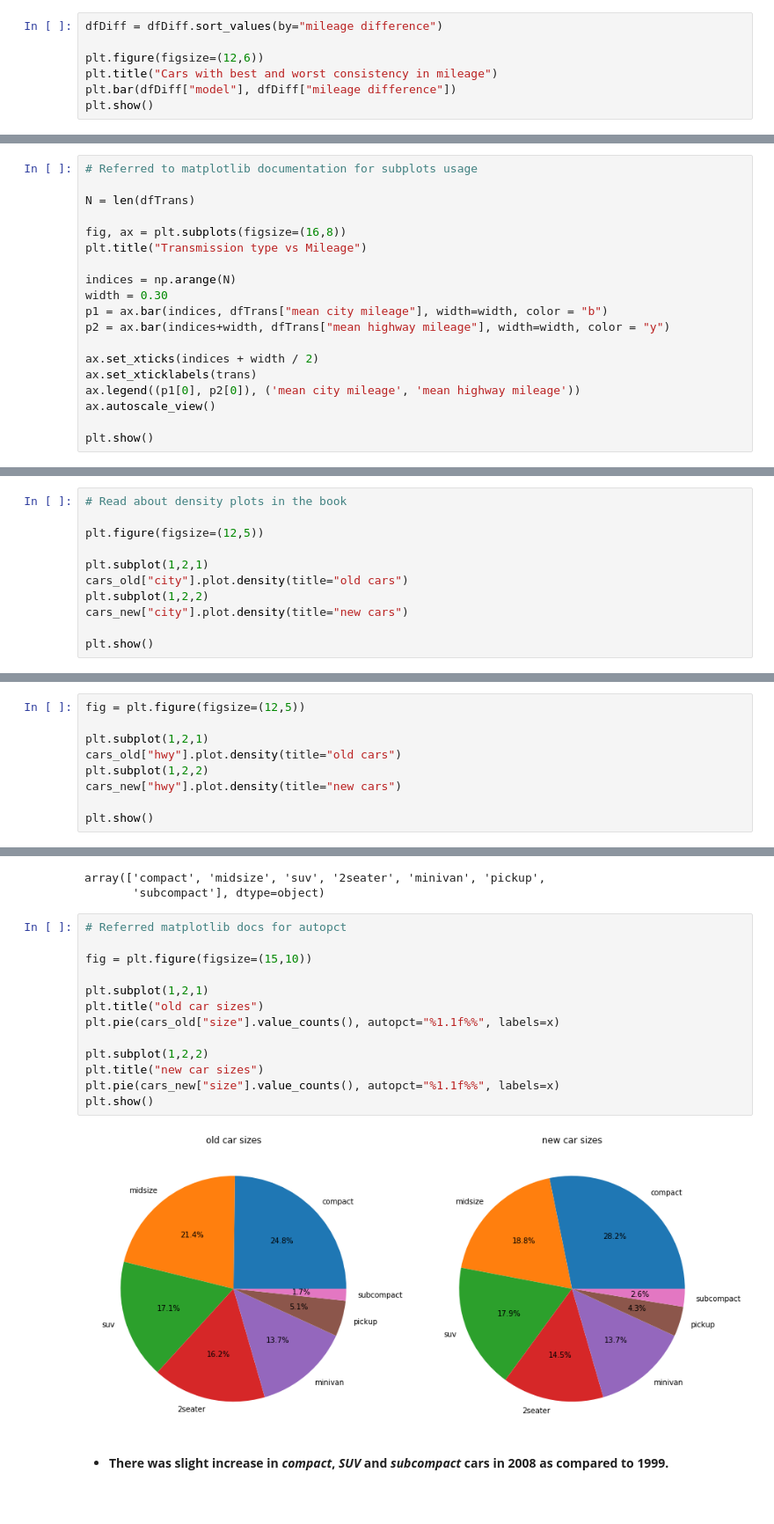
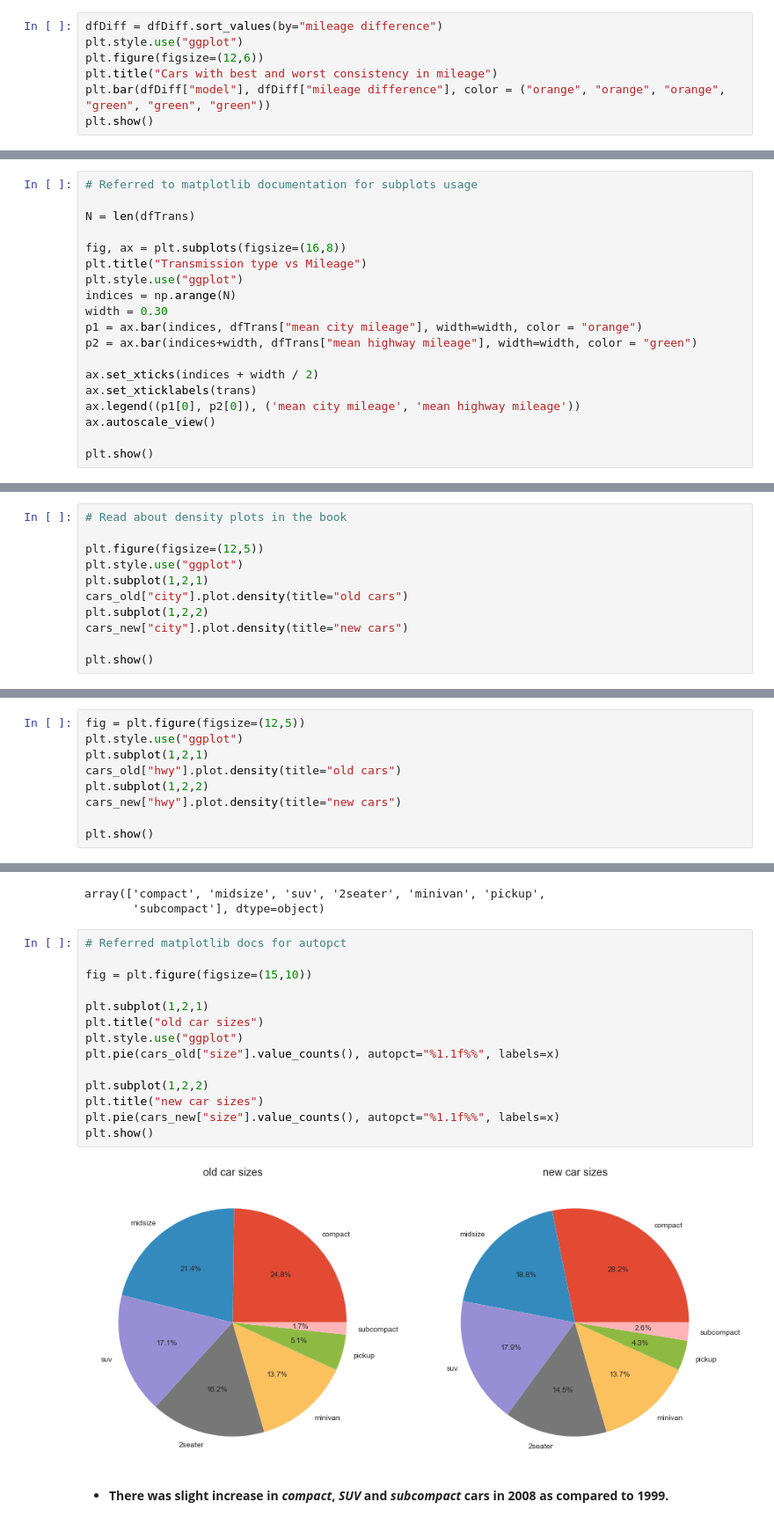
Before and after one commit to anish2197/data-analystics, a Jupyter notebook: Day 2.ipynb, the cells around one changed output, grey strips where cells are left out. Shown at 88% size. Saved outputs shown, nothing was run; the diff lists cells and outputs as text; blank space fills up the shorter version.

```diff
--- a/Day 2.ipynb
+++ b/Day 2.ipynb
@@ -226,9 +237,9 @@ dfDiff = dfDiff.append(lowestDiff)
 dfDiff = dfDiff.append(highestDiff)
 # %%
 dfDiff = dfDiff.sort_values(by="mileage difference")
-
+plt.style.use("ggplot")
 plt.figure(figsize=(12,6))
 plt.title("Cars with best and worst consistency in mileage")
-plt.bar(dfDiff["model"], dfDiff["mileage difference"])
+plt.bar(dfDiff["model"], dfDiff["mileage difference"], color = ("orange", "orange", "orange", "green", "green", "green"))
 plt.show()
 # %% [output]
@@ -272,11 +283,11 @@ N = len(dfTrans)
 
 fig, ax = plt.subplots(figsize=(16,8))
 plt.title("Transmission type vs Mileage")
-
+plt.style.use("ggplot")
 indices = np.arange(N)
 width = 0.30
-p1 = ax.bar(indices, dfTrans["mean city mileage"], width=width, color = "b")
-p2 = ax.bar(indices+width, dfTrans["mean highway mileage"], width=width, color = "y")
+p1 = ax.bar(indices, dfTrans["mean city mileage"], width=width, color = "orange")
+p2 = ax.bar(indices+width, dfTrans["mean highway mileage"], width=width, color = "green")
 
 ax.set_xticks(indices + width / 2)
 ax.set_xticklabels(trans)
@@ -347,7 +358,7 @@ cars_new.head()
 # Read about density plots in the book
 
 plt.figure(figsize=(12,5))
-
+plt.style.use("ggplot")
 plt.subplot(1,2,1)
 cars_old["city"].plot.density(title="old cars")
 plt.subplot(1,2,2)
@@ -359,6 +370,6 @@ plt.show()
 # %%
 fig = plt.figure(figsize=(12,5))
-
+plt.style.use("ggplot")
 plt.subplot(1,2,1)
 cars_old["hwy"].plot.density(title="old cars")
 plt.subplot(1,2,2)
@@ -378,18 +389,19 @@ array(['compact', 'midsize', 'suv', '2seater', 'minivan', 'pickup',
 # %%
 # Referred matplotlib docs for autopct
 
 fig = plt.figure(figsize=(15,10))
 
 plt.subplot(1,2,1)
 plt.title("old car sizes")
+plt.style.use("ggplot")
 plt.pie(cars_old["size"].value_counts(), autopct="%1.1f%%", labels=x)
 
 plt.subplot(1,2,2)
 plt.title("new car sizes")
 plt.pie(cars_new["size"].value_counts(), autopct="%1.1f%%", labels=x)
 plt.show()
 # %% [output]
-[figure, old version]
+[figure, new version]
 # %% [markdown]
 * **There was slight increase in *compact*, *SUV* and *subcompact* cars in 2008 as compared to 1999.**
 # %% [markdown]
```
Also changed, not shown: parts of 14 cells of this notebook.
